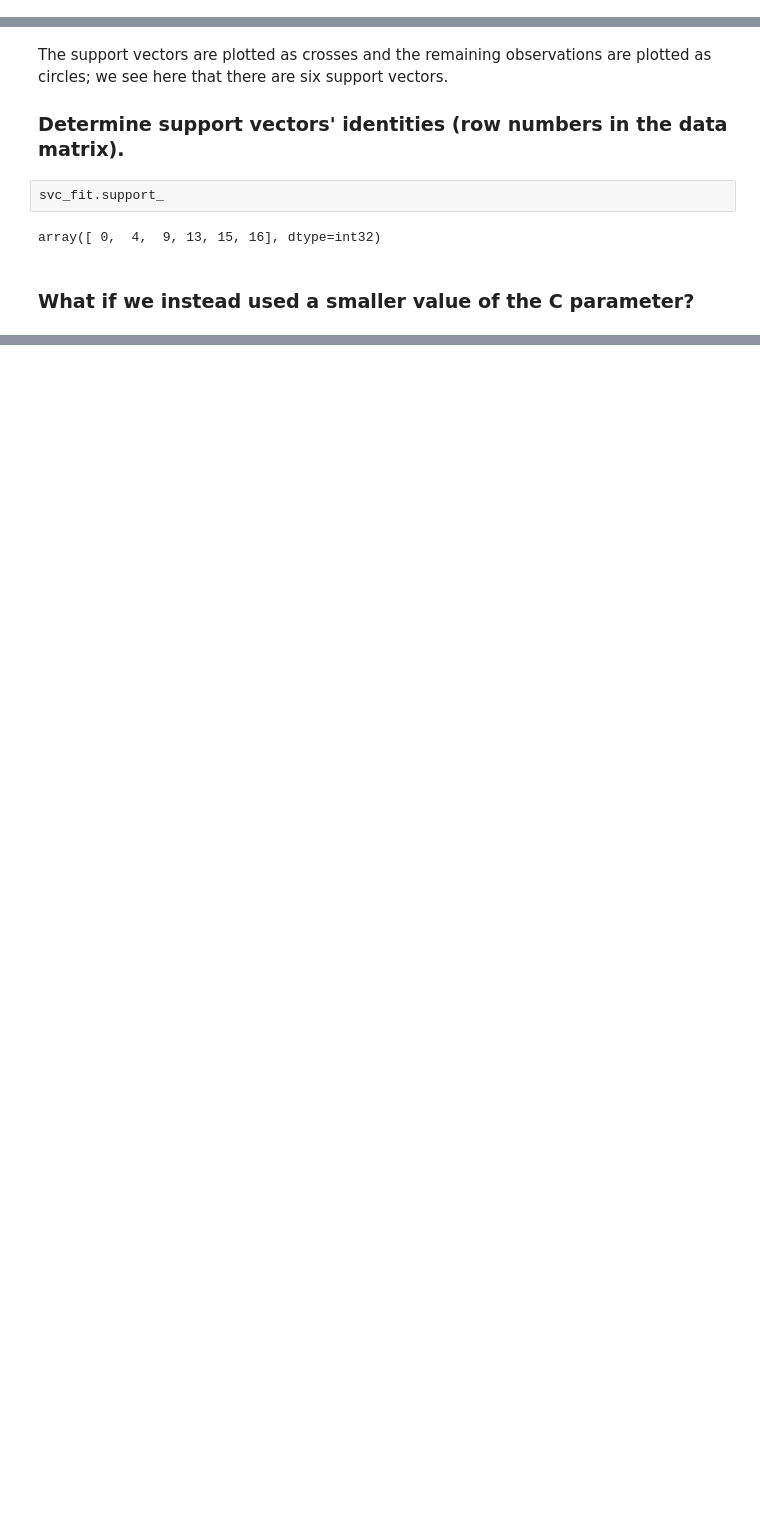
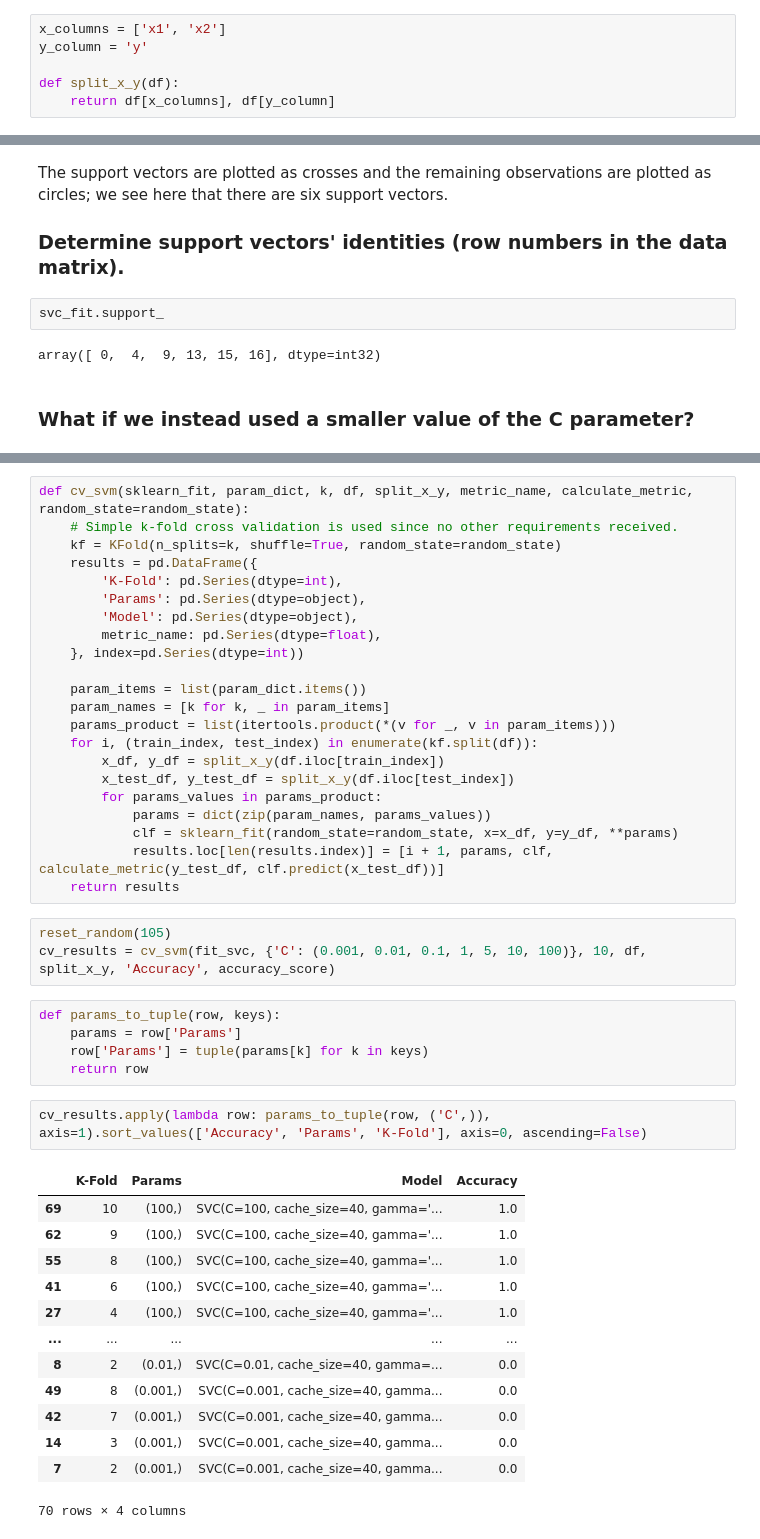
Before and after one commit to shevchenkobn/ml-practice, a Jupyter notebook: a7/a7.ipynb, the cells around one changed output, grey strips where cells are left out. Drawn from its saved outputs; the diff is of its cells as text; blank space fills up the shorter version.

```diff
--- a/a7/a7.ipynb
+++ b/a7/a7.ipynb
@@ -83,4 +87,10 @@ Check visually whether the classes are linearly separable. They are not.
 # %% [markdown]
 ## 1.2.2 Learn and assess a support vector (soft margine) classifier
 ### Fit the support vector classifier.
+# %%
+x_columns = ['x1', 'x2']
+y_column = 'y'
+
+def split_x_y(df):
+    return df[x_columns], df[y_column]
 # %%
@@ -181,0 +202,46 @@ array([ 0,  3,  4,  6,  9, 12, 13, 15, 16], dtype=int32)
+# %%
+def cv_svm(sklearn_fit, param_dict, k, df, split_x_y, metric_name, calculate_metric, random_state=random_state):
+    # Simple k-fold cross validation is used since no other requirements received.
+    kf = KFold(n_splits=k, shuffle=True, random_state=random_state)
+    results = pd.DataFrame({
+        'K-Fold': pd.Series(dtype=int),
+        'Params': pd.Series(dtype=object),
+        'Model': pd.Series(dtype=object),
+        metric_name: pd.Series(dtype=float),
+    }, index=pd.Series(dtype=int))
+
+    param_items = list(param_dict.items())
+    param_names = [k for k, _ in param_items]
+    params_product = list(itertools.product(*(v for _, v in param_items)))
+    for i, (train_index, test_index) in enumerate(kf.split(df)):
+        x_df, y_df = split_x_y(df.iloc[train_index])
+        x_test_df, y_test_df = split_x_y(df.iloc[test_index])
+        for params_values in params_product:
+            params = dict(zip(param_names, params_values))
+            clf = sklearn_fit(random_state=random_state, x=x_df, y=y_df, **params)
+            results.loc[len(results.index)] = [i + 1, params, clf, calculate_metric(y_test_df, clf.predict(x_test_df))]
+    return results
+# %%
+reset_random(105)
+cv_results = cv_svm(fit_svc, {'C': (0.001, 0.01, 0.1, 1, 5, 10, 100)}, 10, df, split_x_y, 'Accuracy', accuracy_score)
+# %%
+def params_to_tuple(row, keys):
+    params = row['Params']
+    row['Params'] = tuple(params[k] for k in keys)
+    return row
+# %%
+cv_results.apply(lambda row: params_to_tuple(row, ('C',)), axis=1).sort_values(['Accuracy', 'Params', 'K-Fold'], axis=0, ascending=False)
+# %% [output]
+|  | K-Fold | Params | Model | Accuracy |
+| 69 | 10 | (100,) | SVC(C=100, cache_size=40, gamma='... | 1.0 |
+| 62 | 9 | (100,) | SVC(C=100, cache_size=40, gamma='... | 1.0 |
+| 55 | 8 | (100,) | SVC(C=100, cache_size=40, gamma='... | 1.0 |
+| 41 | 6 | (100,) | SVC(C=100, cache_size=40, gamma='... | 1.0 |
+| 27 | 4 | (100,) | SVC(C=100, cache_size=40, gamma='... | 1.0 |
+| ... | ... | ... | ... | ... |
+| 8 | 2 | (0.01,) | SVC(C=0.01, cache_size=40, gamma=... | 0.0 |
+| 49 | 8 | (0.001,) | SVC(C=0.001, cache_size=40, gamma... | 0.0 |
+| 42 | 7 | (0.001,) | SVC(C=0.001, cache_size=40, gamma... | 0.0 |
+| 14 | 3 | (0.001,) | SVC(C=0.001, cache_size=40, gamma... | 0.0 |
+| 7 | 2 | (0.001,) | SVC(C=0.001, cache_size=40, gamma... | 0.0 |
+70 rows × 4 columns
```
Also changed, not shown: parts of 8 cells of this notebook.
